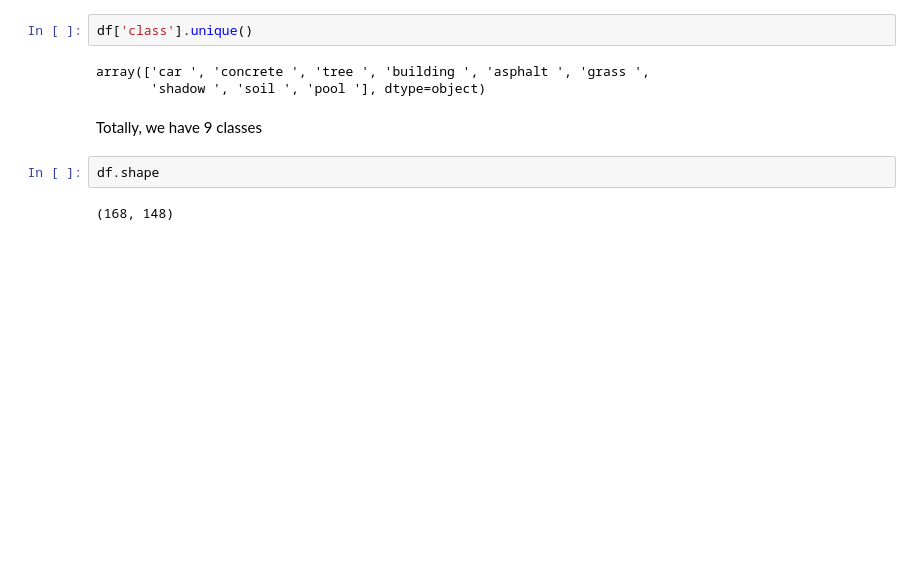
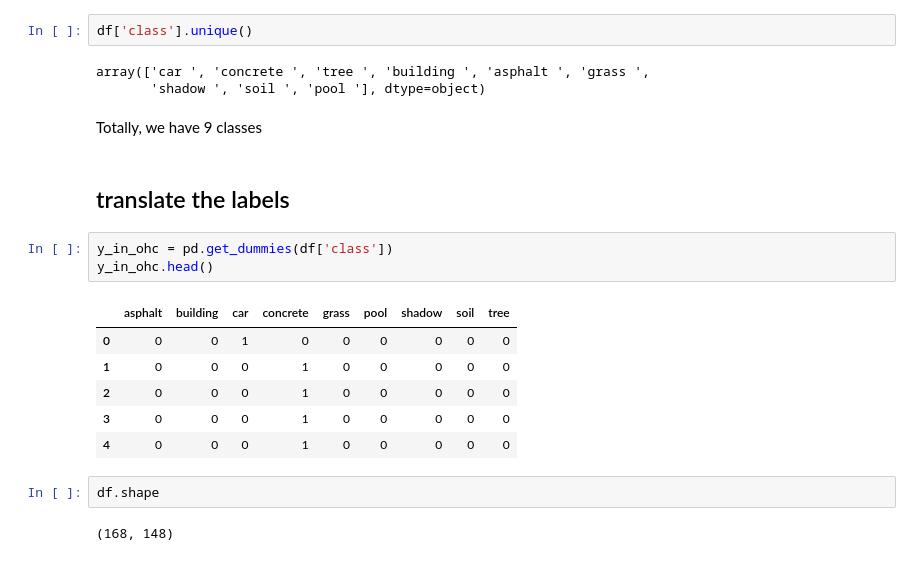
Before and after one commit to hereistheusername/Urban-Land-Cover-Data-Analysis, a Jupyter notebook: urban land cover analysis.ipynb, the cells around one changed output. Saved outputs shown, nothing was run; the diff lists cells and outputs as text; blank space fills up the shorter version.

```diff
--- a/urban land cover analysis.ipynb
+++ b/urban land cover analysis.ipynb
@@ -26,6 +30,18 @@ array(['car ', 'concrete ', 'tree ', 'building ', 'asphalt ', 'grass ',
        'shadow ', 'soil ', 'pool '], dtype=object)
 # %% [markdown]
 Totally, we have 9 classes
+# %% [markdown]
+## translate the labels
+# %%
+y_in_ohc = pd.get_dummies(df['class'])
+y_in_ohc.head()
+# %% [output]
+|  | asphalt | building | car | concrete | grass | pool | shadow | soil | tree |
+| 0 | 0 | 0 | 1 | 0 | 0 | 0 | 0 | 0 | 0 |
+| 1 | 0 | 0 | 0 | 1 | 0 | 0 | 0 | 0 | 0 |
+| 2 | 0 | 0 | 0 | 1 | 0 | 0 | 0 | 0 | 0 |
+| 3 | 0 | 0 | 0 | 1 | 0 | 0 | 0 | 0 | 0 |
+| 4 | 0 | 0 | 0 | 1 | 0 | 0 | 0 | 0 | 0 |
 # %%
 df.shape
 # %% [output]
```
Also changed, not shown: parts of 33 cells of this notebook.
